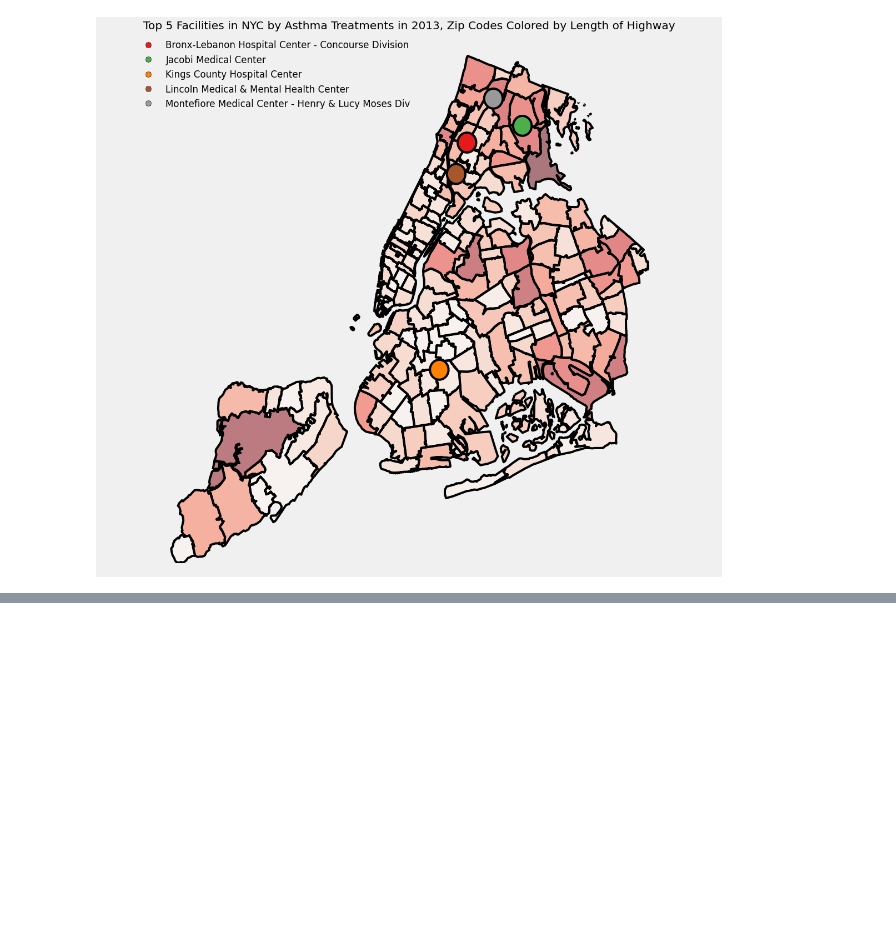
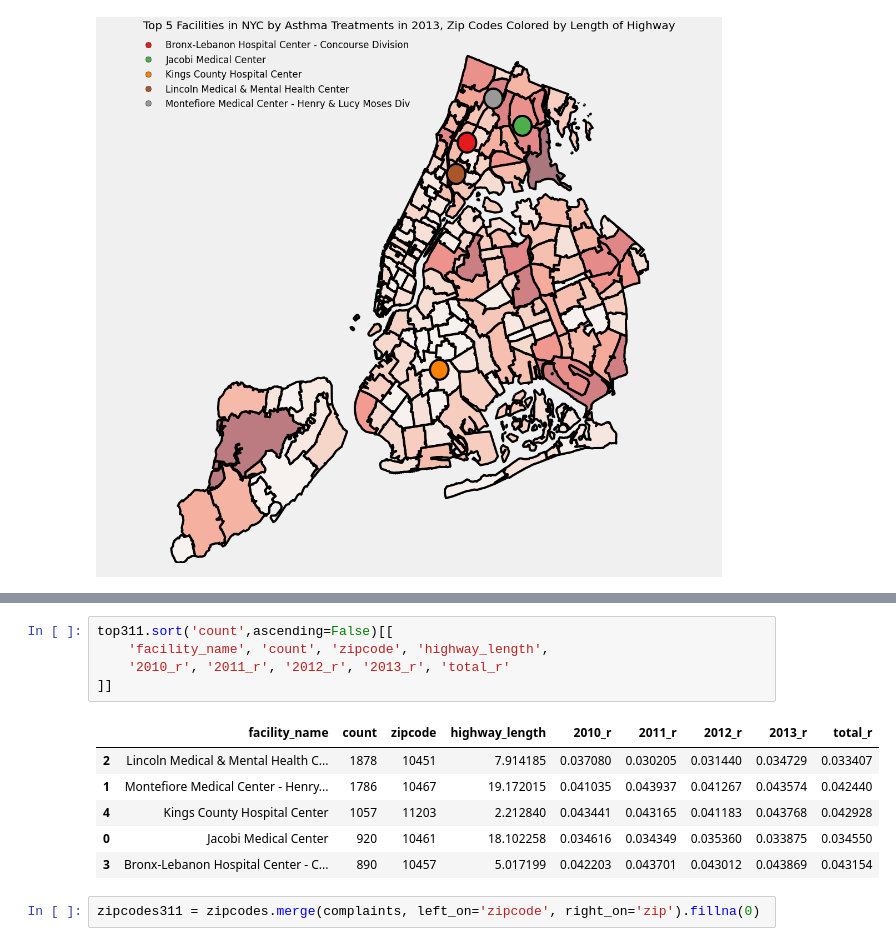
Before and after one commit to afcarl/PUI_final, a Jupyter notebook: Final.ipynb, the cells around one changed output, grey strips where cells are left out. Cells and saved outputs as stored; diff of their text form; blank space fills up the shorter version.

```diff
--- a/Final.ipynb
+++ b/Final.ipynb
@@ -166,0 +193,14 @@ facilities = gp.GeoDataFrame.from_features(res['features'])
+# %%
+top311.sort('count',ascending=False)[[
+    'facility_name', 'count', 'zipcode', 'highway_length',
+    '2010_r', '2011_r', '2012_r', '2013_r', 'total_r'
+]]
+# %% [output]
+|  | facility_name | count | zipcode | highway_length | 2010_r | 2011_r | 2012_r | 2013_r | total_r |
+| 2 | Lincoln Medical & Mental Health C... | 1878 | 10451 | 7.914185 | 0.037080 | 0.030205 | 0.031440 | 0.034729 | 0.033407 |
+| 1 | Montefiore Medical Center - Henry... | 1786 | 10467 | 19.172015 | 0.041035 | 0.043937 | 0.041267 | 0.043574 | 0.042440 |
+| 4 | Kings County Hospital Center | 1057 | 11203 | 2.212840 | 0.043441 | 0.043165 | 0.041183 | 0.043768 | 0.042928 |
+| 0 | Jacobi Medical Center | 920 | 10461 | 18.102258 | 0.034616 | 0.034349 | 0.035360 | 0.033875 | 0.034550 |
+| 3 | Bronx-Lebanon Hospital Center - C... | 890 | 10457 | 5.017199 | 0.042203 | 0.043701 | 0.043012 | 0.043869 | 0.043154 |
+# %%
+zipcodes311 = zipcodes.merge(complaints, left_on='zipcode', right_on='zip').fillna(0)
```
Also changed, not shown: parts of 21 cells of this notebook, 2 other files.
